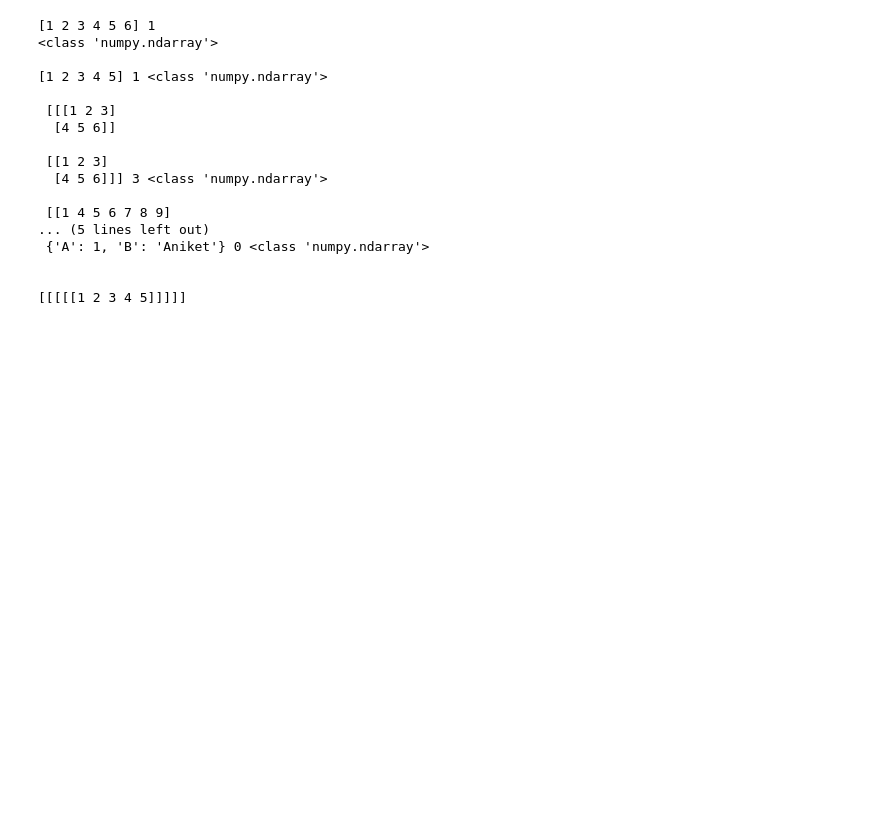
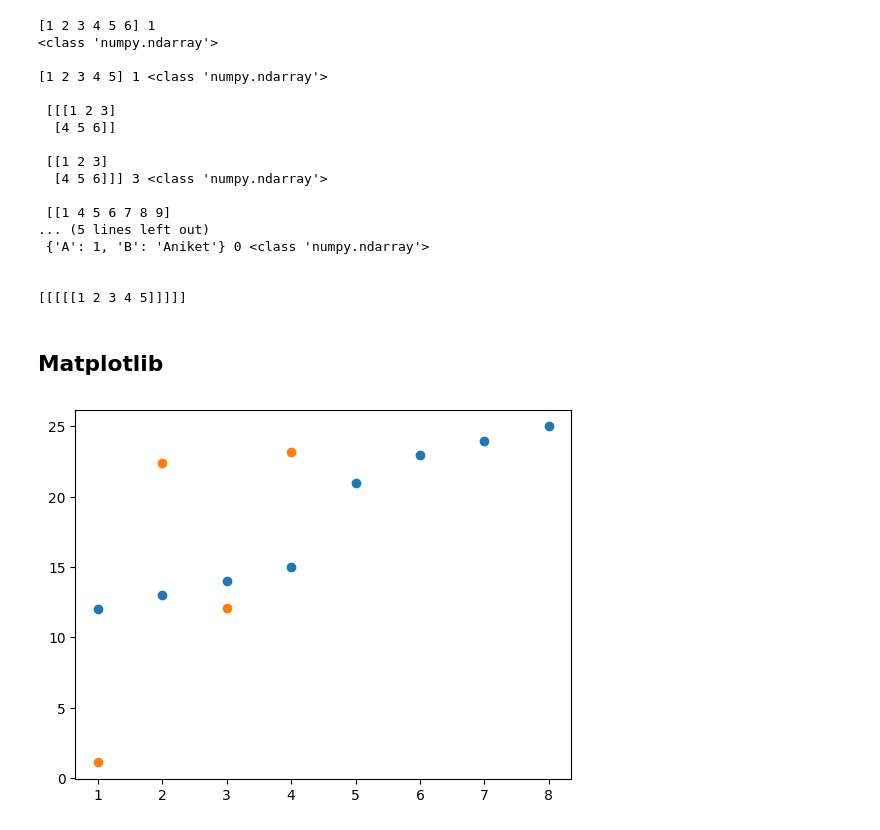
Before and after one commit to SiliconTable-AniketPandey/Python, a Jupyter notebook: Week-10.ipynb, the cells around one changed output. Drawn from its saved outputs; the diff is of its cells as text; code cells hidden in the pictures; blank space fills up the shorter version.

```diff
--- a/Week-10.ipynb
+++ b/Week-10.ipynb
@@ -334,3 +334,21 @@ print(a)                                                         # Will create [
 
 
 [[[[[1 2 3 4 5]]]]]
+# %% [markdown]
+## Matplotlib
+# %%
+import matplotlib.pyplot as plt
+import numpy as np
+
+a = np.array([[1,2,3,4],[5,6,7,8]])         # Just random numbers
+b = np.array([[12,13,14,15],[21,23,24,25]])     # Just random numbers
+
+plt.scatter(a,b)
+#plt.show               If you enable this line two seperate graphs will ber produced
+
+a = np.array([[1,2],[3,4]])     # on x axis        # Just random numbers
+b = np.array([[1.11,22.43],[12.11,23.21]])   # on y axis   # Just random numbers
+plt.scatter(a,b)
+plt.show()
+# %% [output]
+[figure, added]
```
Also changed, not shown: parts of 1 cell of this notebook.
